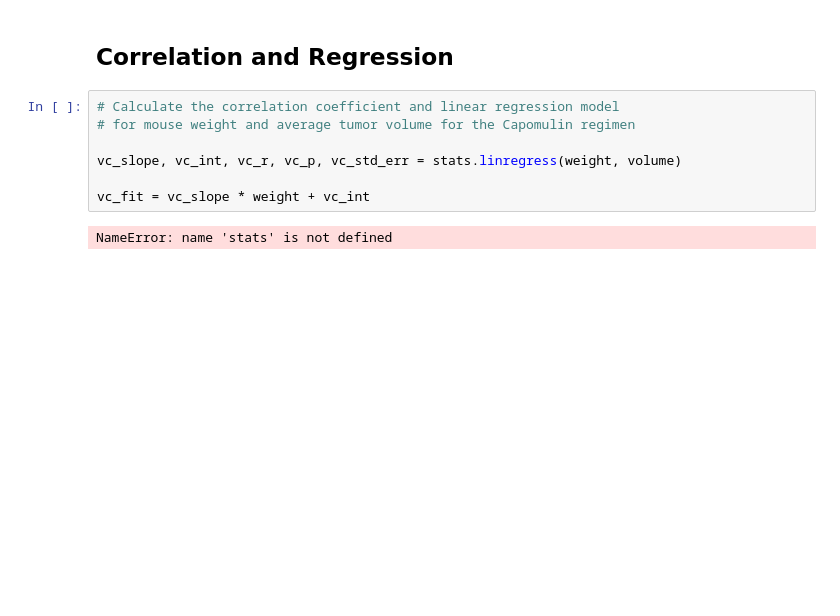
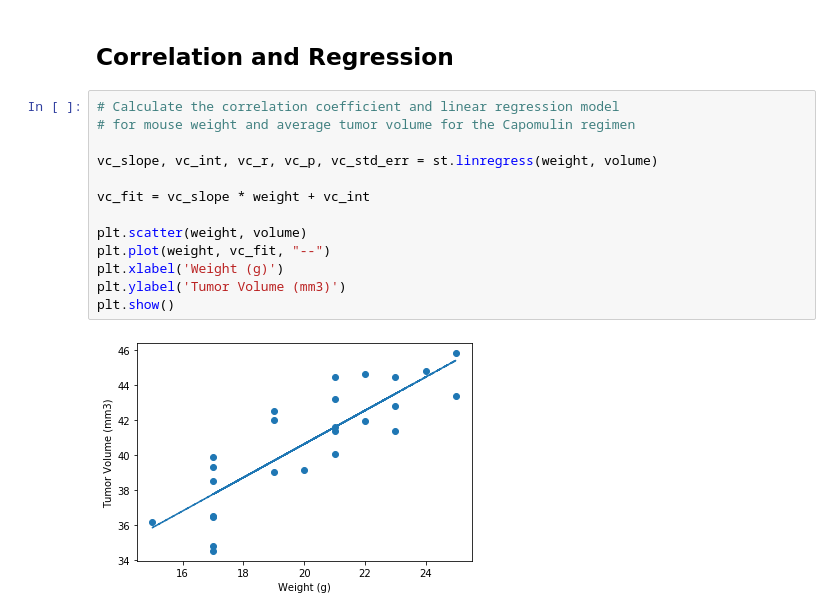
Before and after one commit to darrenlefort/Matplotlib_Challenge, a Jupyter notebook: Matplotlib_Challenge.ipynb, the cells around one changed output. Drawn from its saved outputs; the diff is of its cells as text; blank space fills up the shorter version.

```diff
--- a/Matplotlib_Challenge.ipynb
+++ b/Matplotlib_Challenge.ipynb
@@ -305,9 +305,15 @@ plt.show()
 # %%
 # Calculate the correlation coefficient and linear regression model
 # for mouse weight and average tumor volume for the Capomulin regimen
 
-vc_slope, vc_int, vc_r, vc_p, vc_std_err = stats.linregress(weight, volume)
+vc_slope, vc_int, vc_r, vc_p, vc_std_err = st.linregress(weight, volume)
 
 vc_fit = vc_slope * weight + vc_int
+
+plt.scatter(weight, volume)
+plt.plot(weight, vc_fit, "--")
+plt.xlabel('Weight (g)')
+plt.ylabel('Tumor Volume (mm3)')
+plt.show()
 # %% [output]
-NameError: name 'stats' is not defined
+[figure, added]
```
